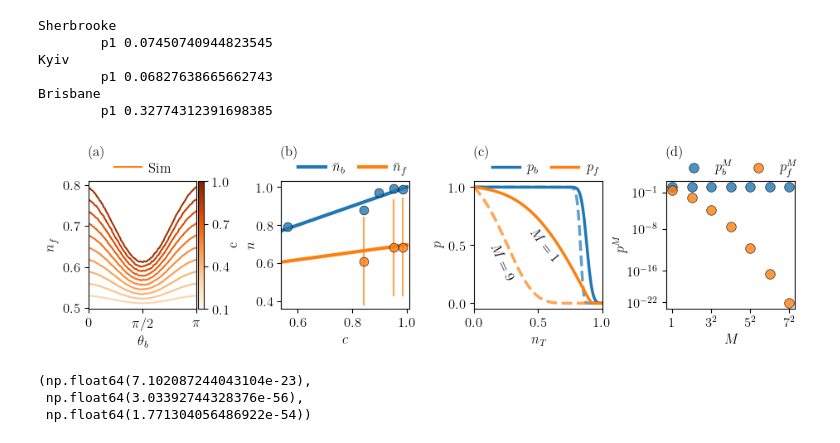
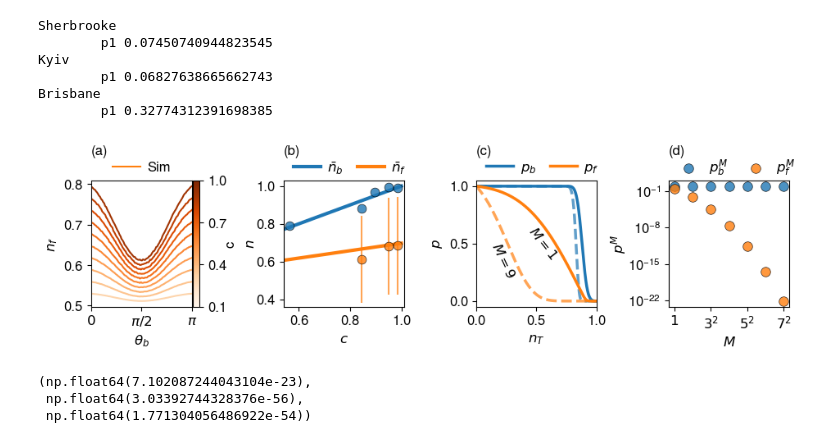
Before and after one commit to lucas-tsunaki/quantum-token, a Jupyter notebook: 04_nf.ipynb, the cells around one changed output. Drawn from its saved outputs; the diff is of its cells as text; code cells hidden in the pictures.

```diff
--- a/04_nf.ipynb
+++ b/04_nf.ipynb
@@ -23,7 +23,11 @@ In this notebook, the attacker uses the results from their measurement attempt (
 # %%
 import numpy as np
 import matplotlib.pyplot as plt
-plt.rcParams.update({'font.size': 12, "text.usetex": True, "font.family": "cmr"})
+import matplotlib.font_manager as fm
+font_path = '/usr/share/fonts/tex-gyre/texgyreheros-regular.otf'
+fm.fontManager.addfont(font_path)
+plt.rcParams.update({'font.size': 12, 'font.family': 'TeX Gyre Heros'})
+
 from scipy.stats import norm, skewnorm
 from scipy.integrate import quad
 from matplotlib.colors import Normalize
@@ -517,36 +520,36 @@ axs[2].text(.22, .35, '$M=9$', va='center', ha='center', fontsize=12, rotation=-
 axs[2].set_xlim(0, 1)
 axs[2].set_ylim(-0.05, 1.05)
 axs[2].set_xlabel(r'$n_T$')
 axs[2].set_ylabel(r'$p$')
 axs[2].set_yticks([0, .5, 1])
 axs[2].set_xticks([.0, .5, 1])
 
 ##################################
 
 axs[3].scatter(M,
                [acceptance_bank_brisbane[np.where(acceptance_bank_brisbane**(M**2) >= .999)[0][-1]]**(M**2) for M in M],
                s=70, zorder=10, edgecolor='k', linewidth=.5, alpha=.8, c='C0', label='$p_b^M$')
 axs[3].scatter(M,
                [acceptance_forger_brisbane[np.where(acceptance_bank_brisbane**(M**2) >= .999)[0][-1]]**(M**2) for M in M],
                s=70, zorder=10, edgecolor='k', linewidth=.5, alpha=.8, c='C1', label='$p_f^M$')
 axs[3].set_yscale('log')
 axs[3].set_xticks([1, 3, 5, 7], [r'$1$', r'$3^2$', r'$5^2$',r'$7^2$'])
 axs[3].set_xlabel(r'$M$')
 axs[3].set_ylabel(r'$p ^{M}$', labelpad=0)
-axs[3].set_yticks([1e-1, 1e-8, 1e-16, 1e-22])
+axs[3].set_yticks([1e-1, 1e-8, 1e-15, 1e-22])
 axs[3].legend(frameon=False, loc='center', bbox_to_anchor=(.55, 1.1), handletextpad=.5, ncols=2, columnspacing=1)
 
 ##################################
 
 axs[0].set_title('(a)', fontsize=12, loc='left', y=1.15)
 axs[1].set_title('(b)', fontsize=12, loc='left', y=1.15)
 axs[2].set_title('(c)', fontsize=12, loc='left', y=1.15)
 axs[3].set_title('(d)', fontsize=12, loc='left', y=1.15)
 
-fig.subplots_adjust(wspace=0.5)
+fig.subplots_adjust(wspace=0.6)
 fig.savefig('./figures/acceptance.pdf', bbox_inches='tight', transparent=True)
 # %% [output]
-[figure, old version]
+[figure, new version]
 # %%
 acceptance_forger_brisbane[np.where(acceptance_bank_brisbane**(49) >= .999)[0][-1]]**(49), acceptance_forger_kyiv[np.where(acceptance_bank_kyiv**(49) >= .999)[0][-1]]**(49), acceptance_forger_sherbrooke[np.where(acceptance_bank_sherbrooke**(49) >= .999)[0][-1]]**(49)
 # %% [output]
```
Also changed, not shown: parts of 5 cells of this notebook, 17 other files.
